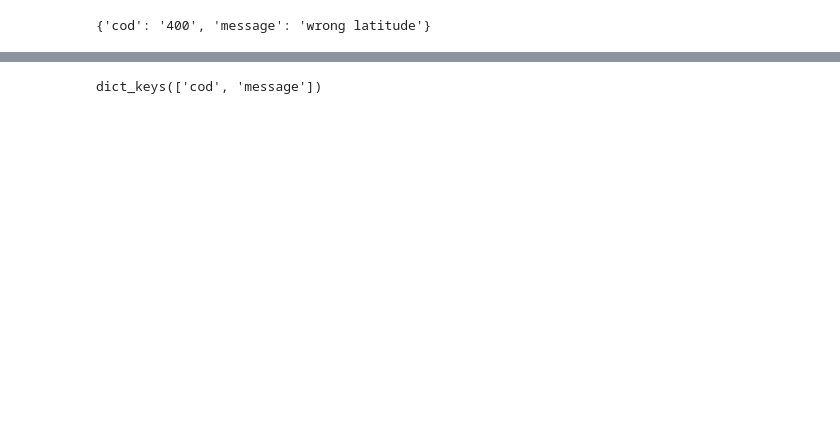
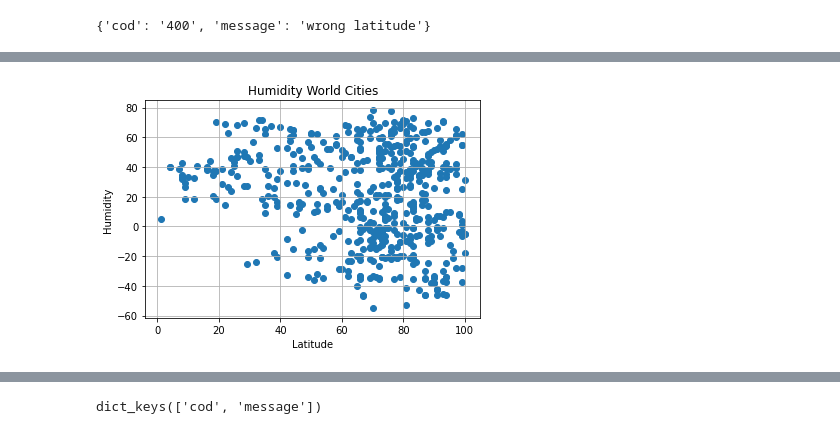
Before and after one commit to Rob397/python-api-challenge, a Jupyter notebook: WeatherPy/WeatherPy.ipynb, the cells around one changed output, grey strips where cells are left out. Saved outputs shown, nothing was run; the diff lists cells and outputs as text; code cells hidden in the pictures; blank space fills up the shorter version.

```diff
--- a/WeatherPy/WeatherPy.ipynb
+++ b/WeatherPy/WeatherPy.ipynb
@@ -198,0 +258,16 @@ plt.show()
+# %%
+plt.scatter(weather_data["Humidity"], weather_data["Latitude"], marker="o")
+
+# Incorporate the other graph properties
+plt.title("Humidity World Cities")
+plt.ylabel("Humidity")
+plt.xlabel("Latitude")
+plt.grid(True)
+
+# Save the figure
+plt.savefig("HumidityInWorldCities.png")
+
+# Show plot
+plt.show()
+# %% [output]
+[figure, added]
```
Also changed, not shown: parts of 18 cells of this notebook, 2 other files.
